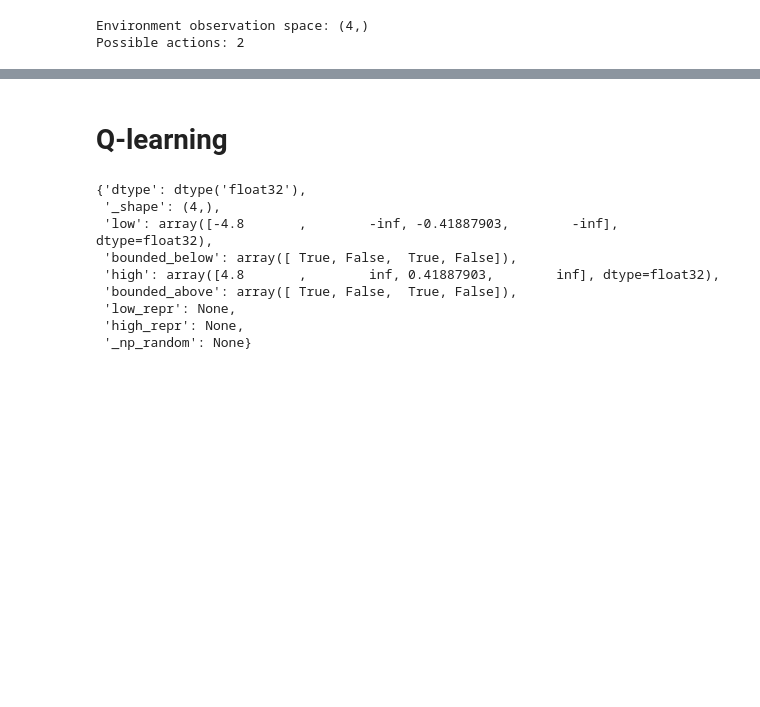
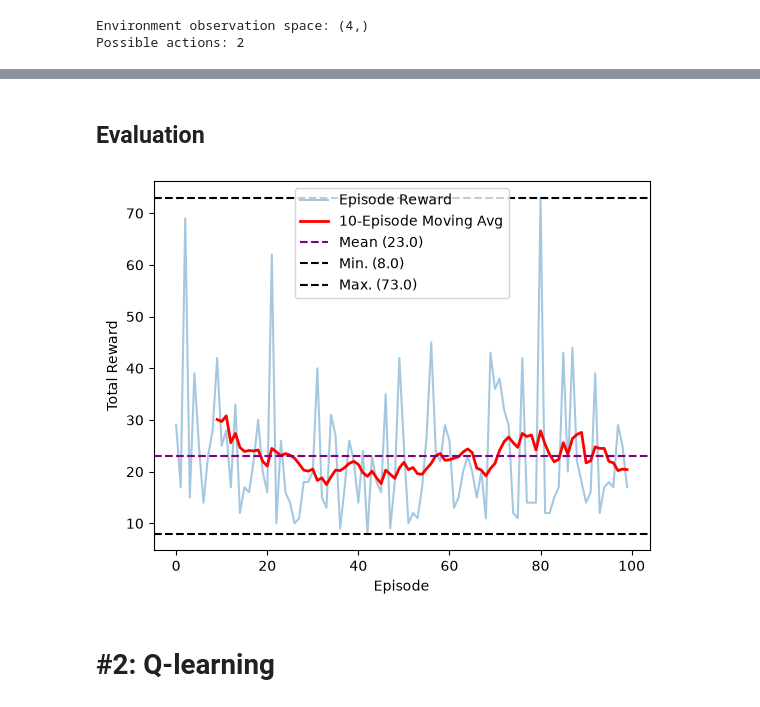
Before and after one commit to gerkoh/reinforcement-learning-gym, a Jupyter notebook: training/cartpole/q_learning.ipynb, the cells around one changed output, grey strips where cells are left out. Drawn from its saved outputs; the diff is of its cells as text; code cells hidden in the pictures; blank space fills up the shorter version.

Commit message:
refactor: - add train/eval split - standardise seeds for re-runs - add visualisations

```diff
--- a/training/cartpole/q_learning.ipynb
+++ b/training/cartpole/q_learning.ipynb
@@ -70,0 +43,2 @@ Total Reward: 36.0
+# %% [markdown]
+## Evaluation
@@ -70,0 +65,3 @@ Total Reward: 36.0
+# %%
+random_action_agent = RandomActionAgent(env=env, seed=42)
+random_action_agent.evaluate()
@@ -71,14 +89,41 @@ Total Reward: 36.0
+# %%
+def plot_with_moving_average(data: RewardStats, window=10):
+    def _moving_average(data, window):
+        return np.convolve(data, np.ones(window) / window, mode="valid")
+
+    ma = _moving_average(data.rewards, window)
+    x_ma = np.arange(window - 1, len(data.rewards))
+
+    _, ax = plt.subplots()
+    ax.plot(data.rewards, alpha=0.4, label="Episode Reward")
+    ax.plot(x_ma, ma, color="red", linewidth=2, label=f"{window}-Episode Moving Avg")
+    ax.axhline(
+        y=data.mean_,
+        color="purple",
+        linestyle="--",
+        label=f"Mean ({data.mean_:.1f})",
+    )
+    ax.axhline(
+        y=data.min_,
+        color="black",
+        linestyle="--",
+        label=f"Min. ({data.min_:.1f})",
+    )
+    ax.axhline(
+        y=data.max_,
+        color="black",
+        linestyle="--",
+        label=f"Max. ({data.max_:.1f})",
+    )
+    ax.set_xlabel("Episode")
+    ax.set_ylabel("Total Reward")
+    ax.legend()
+
+    plt.show()
+
+
+plot_with_moving_average(random_action_agent_stats, window=10)
+# %% [output]
+[figure, added]
 # %% [markdown]
-# Q-learning
+# #2: Q-learning
-# %%
-env.observation_space.__dict__
-# %% [output]
-{'dtype': dtype('float32'),
- '_shape': (4,),
- 'low': array([-4.8       ,        -inf, -0.41887903,        -inf], dtype=float32),
- 'bounded_below': array([ True, False,  True, False]),
- 'high': array([4.8       ,        inf, 0.41887903,        inf], dtype=float32),
- 'bounded_above': array([ True, False,  True, False]),
- 'low_repr': None,
- 'high_repr': None,
- '_np_random': None}
```
Also changed, not shown: parts of 21 cells of this notebook.
